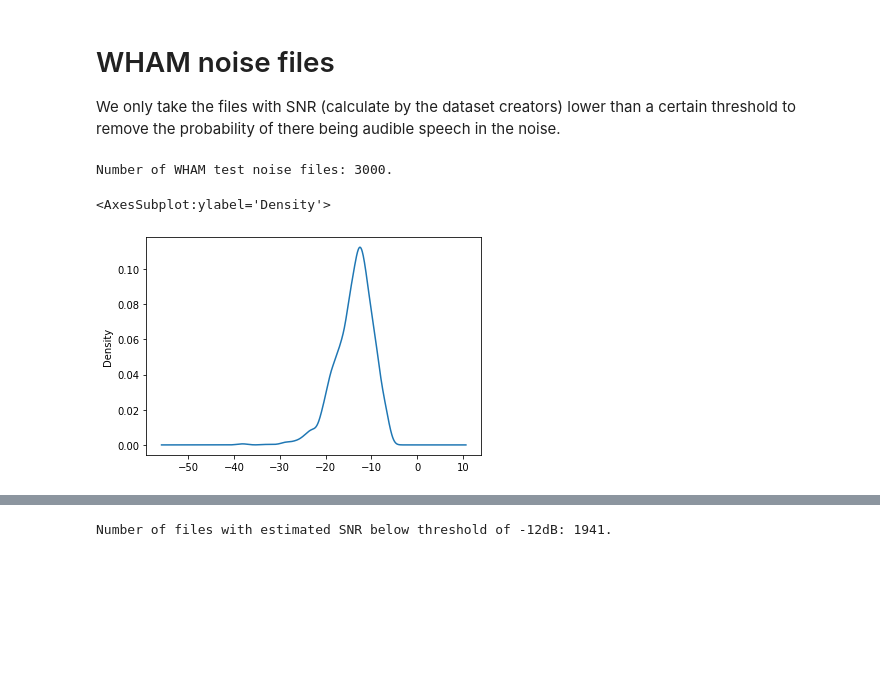
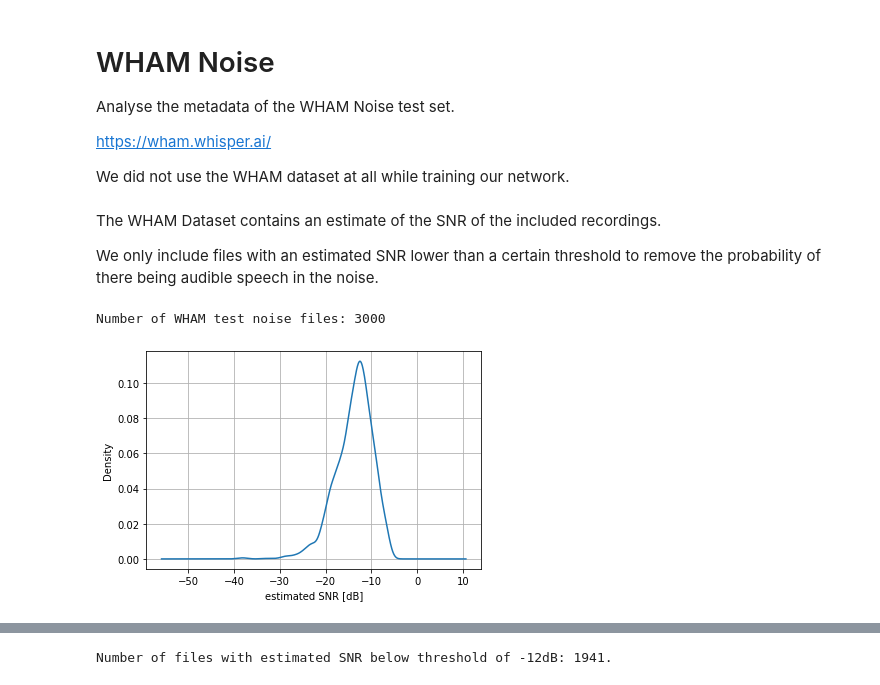
Before and after one commit to yossing-audatic/noisy_speech_test_sets, a Jupyter notebook: WHAMVox/analyses.ipynb, the cells around one changed output, grey strips where cells are left out. Drawn from its saved outputs; the diff is of its cells as text; code cells hidden in the pictures; blank space fills up the shorter version.

```diff
--- a/WHAMVox/analyses.ipynb
+++ b/WHAMVox/analyses.ipynb
@@ -9,22 +9,32 @@ from scipy import stats
 from scipy.io import wavfile
 import collections
 # %%
-DATA_DIR = "/path/to/downloaded/WHAM/Vox/datasets"
-WORKING_DIR = "/path/to/working/dir"
+# DATA_DIR = "/path/to/downloaded/WHAM/Vox/datasets"
+# WORKING_DIR = "/path/to/working/dir"
+DATA_DIR = "/media/share/home/paul/wham_noise/"
+WORKING_DIR = "/media/share/home/paul/code/noisy_speech_test_sets/WHAMVox/"
+# %% [markdown]
+# WHAM Noise
+
+Analyse the metadata of the WHAM Noise test set.
+
+https://wham.whisper.ai/
+
+We did not use the WHAM dataset at all while training our network.
 # %% [markdown]
-# WHAM noise files
+The WHAM Dataset contains an estimate of the SNR of the included recordings.
 
-We only take the files with SNR (calculate by the dataset creators) lower than a
-certain threshold to remove the probability of there being audible speech in the noise.
+We only include files with an estimated SNR lower than a certain threshold to remove the probability of there being audible speech in the noise.
 # %%
-# Load data and remove entries with SNR below threshold.
+# Load test set metadata.
 wham_test = pd.read_csv(os.path.join(DATA_DIR, "wham_noise", "metadata", "noise_meta_tt.csv"))
-print(f"Number of WHAM test noise files: {len(wham_test):d}.")
+print(f"Number of WHAM test noise files: {len(wham_test):d}")
 # %% [output]
-Number of WHAM test noise files: 3000.
+Number of WHAM test noise files: 3000
 # %%
-# Plot SNR values they provide.
-wham_test["noise_snr"].plot(kind="kde")
+# Plot estimated SNR vavlues.
+ax = wham_test["noise_snr"].plot(kind="kde")
+ax.set_xlabel("estimated SNR [dB]")
+ax.grid()
 # %% [output]
-<AxesSubplot:ylabel='Density'>
-[figure, old version]
+[figure, new version]
```
Also changed, not shown: parts of 25 cells of this notebook, 2 other files.
